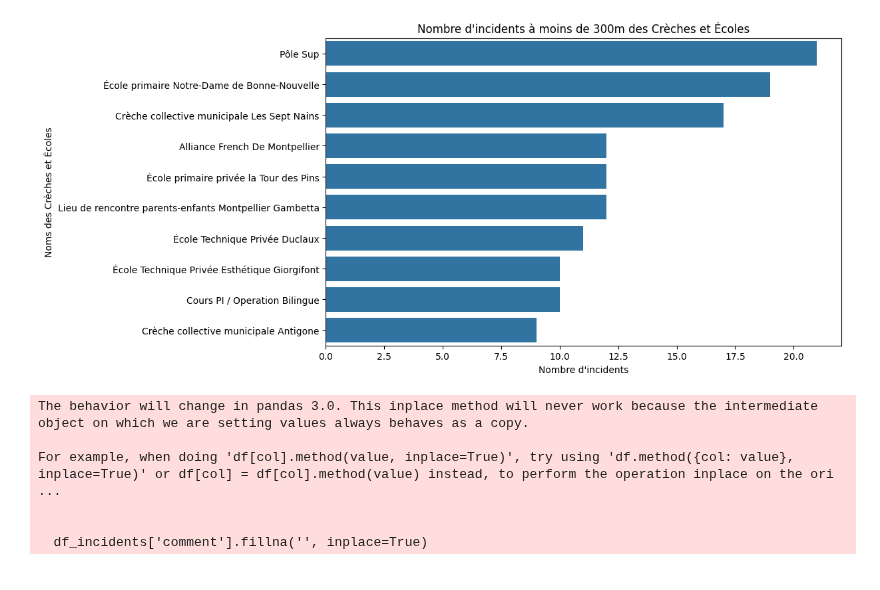
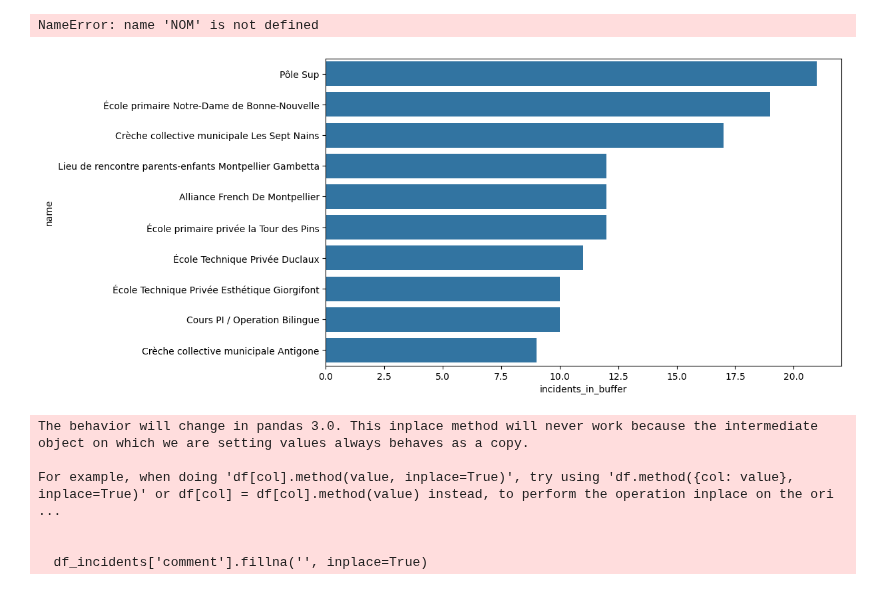
Before and after one commit to chenry02/vigilo-notebooks-bapav, a Jupyter notebook: vigilo2024/Use_case/arceau.ipynb, the cells around one changed output. Drawn from its saved outputs; the diff is of its cells as text; code cells hidden in the pictures.

```diff
--- a/vigilo2024/Use_case/arceau.ipynb
+++ b/vigilo2024/Use_case/arceau.ipynb
@@ -61,13 +59,14 @@ incident_map
 # %%
 #Plot the number of incidents in the buffer for each POI
 plt.figure(figsize=(10, 6))
 sns.barplot(x='incidents_in_buffer', y='name', data=df_poi.head(10))
-plt.title(f'Nombre d\'incidents à moins de {BUFFER_SIZE}m des {NOM[0]} et {NOM[1]}')
+plt.title(f'Nombre d\'incidents à moins de {BUFFER_SIZE}m des')
 plt.xlabel('Nombre d\'incidents')
-plt.ylabel(f'Noms des {NOM[0]} et {NOM[1]}')
+plt.ylabel(f'Noms des')
 plt.show()
 # %% [output]
+NameError: name 'NOM' is not defined
-[figure, old version]
+[figure, new version]
 # %%
 #Analising the comments and explanations of the incidents
 df_incidents['comment'].fillna('', inplace=True)
```
Also changed, not shown: parts of 1 cell of this notebook, 3 other files.
